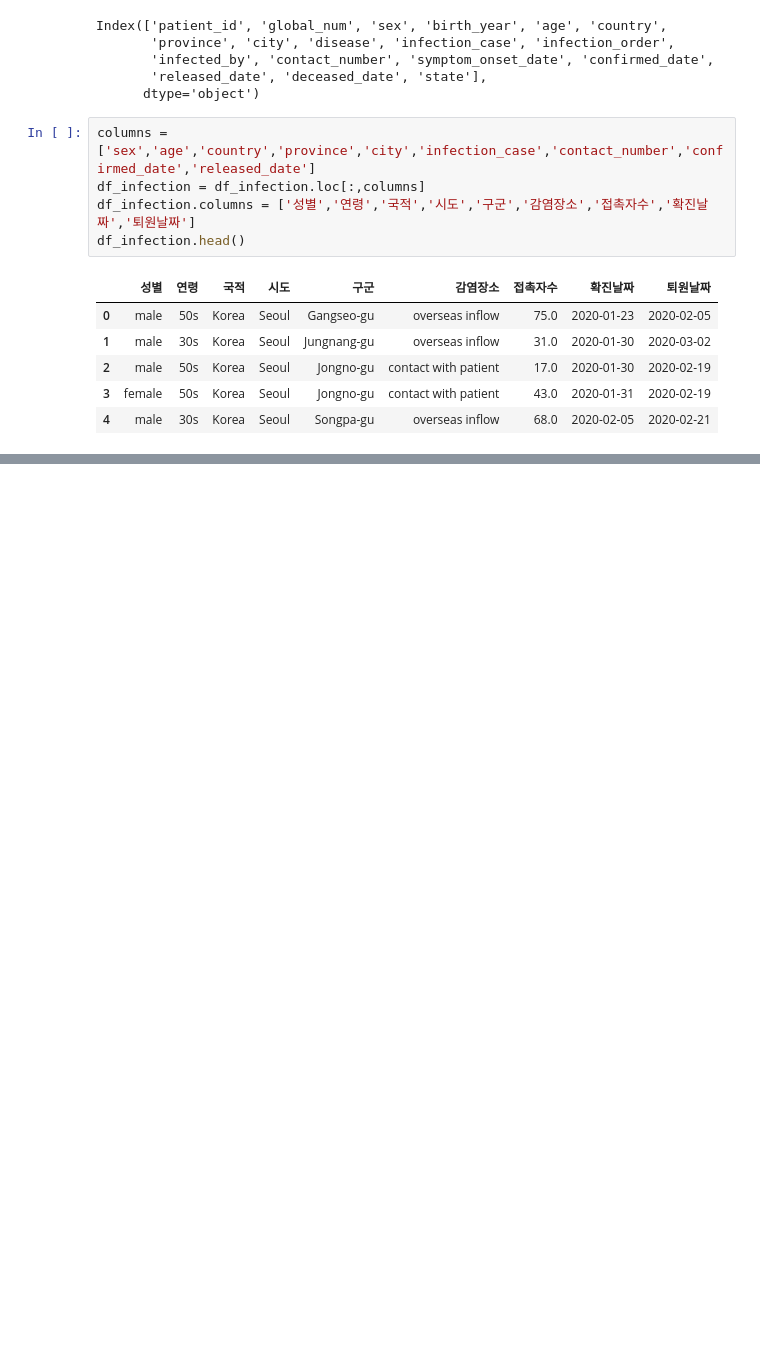
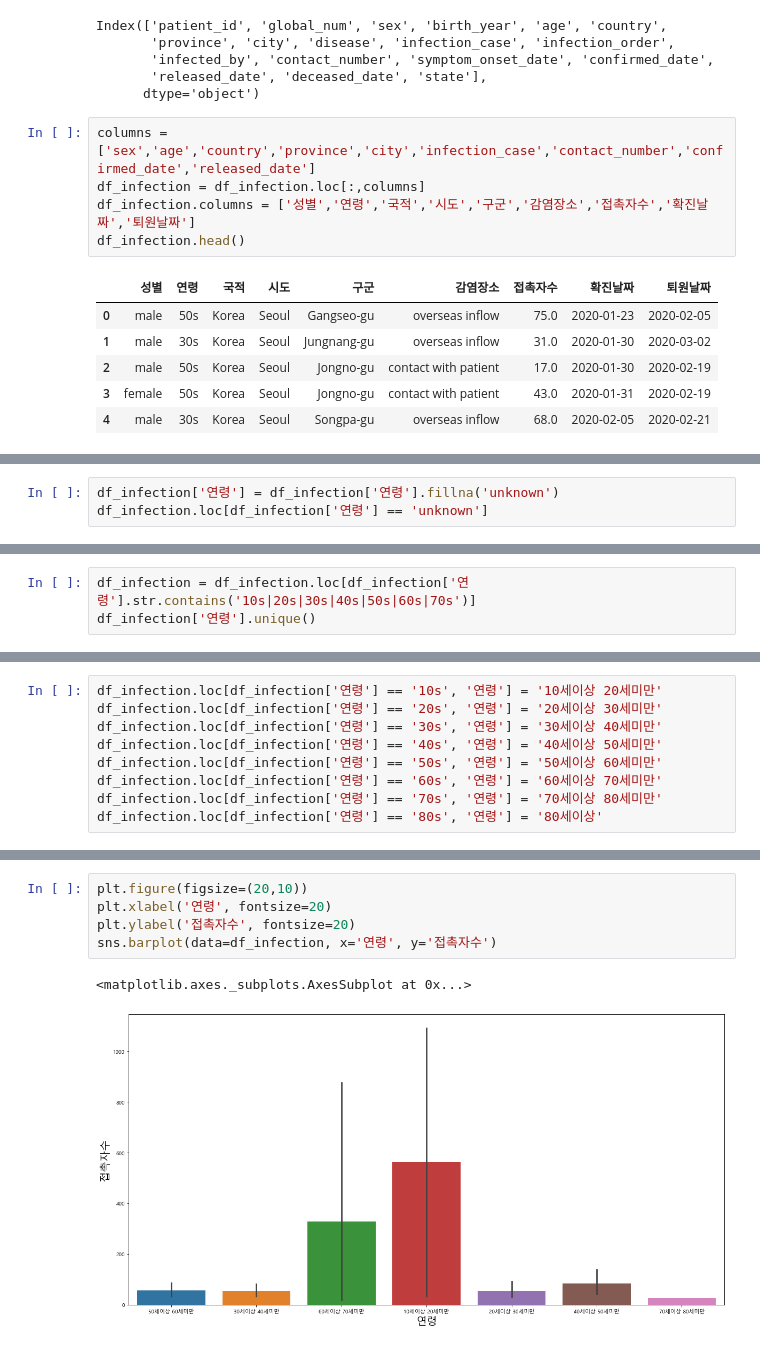
Before and after one commit to young-hun-jo/KaggleStruggle, a Jupyter notebook: covid_19/Dacon_covid19.ipynb, the cells around one changed output, grey strips where cells are left out. Saved outputs shown, nothing was run; the diff lists cells and outputs as text; blank space fills up the shorter version.

```diff
--- a/covid_19/Dacon_covid19.ipynb
+++ b/covid_19/Dacon_covid19.ipynb
@@ -767 +767,4 @@ array(['50s', '30s', '80s', '60s', '10s', '20s', '40s', '70s', nan],
       dtype=object)
+# %%
+df_infection['연령'] = df_infection['연령'].fillna('unknown')
+df_infection.loc[df_infection['연령'] == 'unknown']
@@ -767,0 +775,3 @@ array(['50s', '30s', '80s', '60s', '10s', '20s', '40s', '70s', nan],
+# %%
+df_infection = df_infection.loc[df_infection['연령'].str.contains('10s|20s|30s|40s|50s|60s|70s')]
+df_infection['연령'].unique()
@@ -767,0 +780,9 @@ array(['50s', '30s', '80s', '60s', '10s', '20s', '40s', '70s', nan],
+# %%
+df_infection.loc[df_infection['연령'] == '10s', '연령'] = '10세이상 20세미만'
+df_infection.loc[df_infection['연령'] == '20s', '연령'] = '20세이상 30세미만'
+df_infection.loc[df_infection['연령'] == '30s', '연령'] = '30세이상 40세미만'
+df_infection.loc[df_infection['연령'] == '40s', '연령'] = '40세이상 50세미만'
+df_infection.loc[df_infection['연령'] == '50s', '연령'] = '50세이상 60세미만'
+df_infection.loc[df_infection['연령'] == '60s', '연령'] = '60세이상 70세미만'
+df_infection.loc[df_infection['연령'] == '70s', '연령'] = '70세이상 80세미만'
+df_infection.loc[df_infection['연령'] == '80s', '연령'] = '80세이상'
@@ -767,0 +803,8 @@ array(['50s', '30s', '80s', '60s', '10s', '20s', '40s', '70s', nan],
+# %%
+plt.figure(figsize=(20,10))
+plt.xlabel('연령', fontsize=20)
+plt.ylabel('접촉자수', fontsize=20)
+sns.barplot(data=df_infection, x='연령', y='접촉자수')
+# %% [output]
+<matplotlib.axes._subplots.AxesSubplot at 0x...>
+[figure, added]
```
Also changed, not shown: parts of 18 cells of this notebook.
